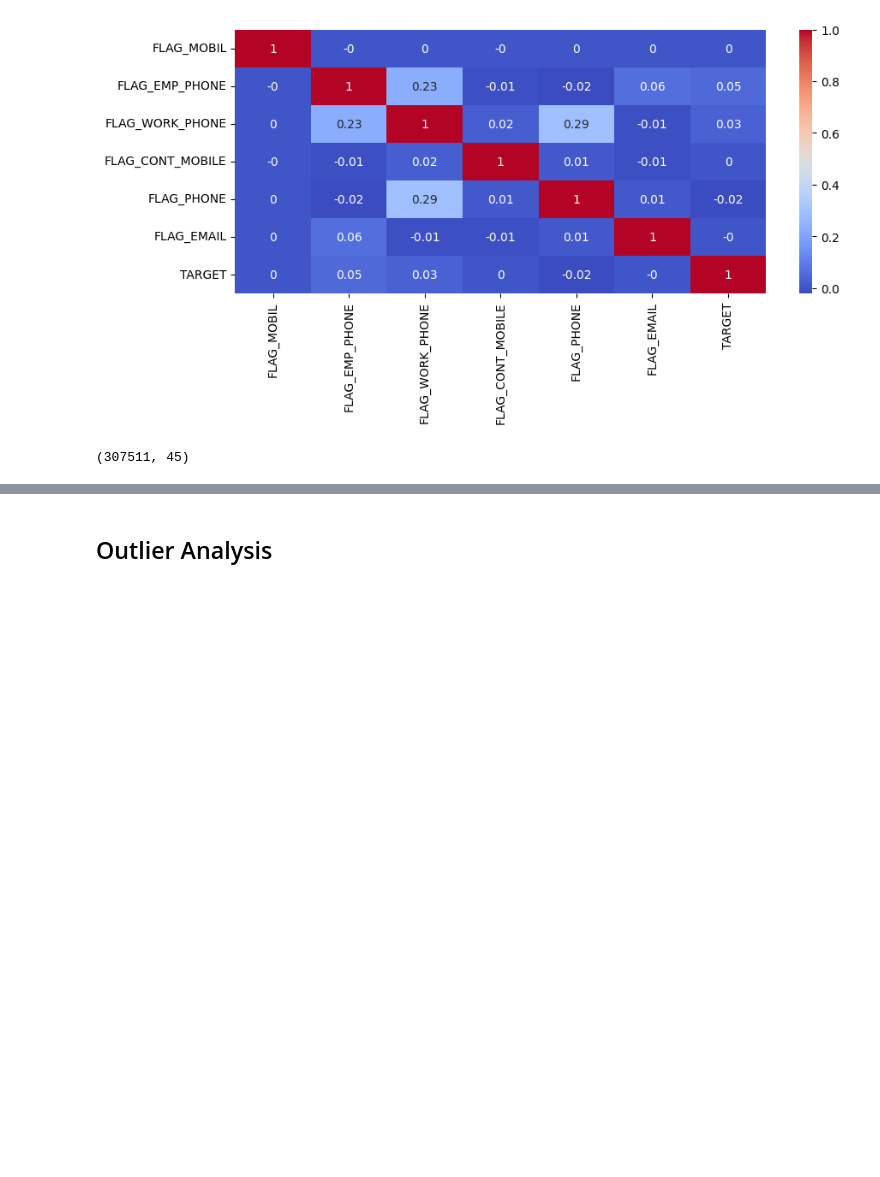
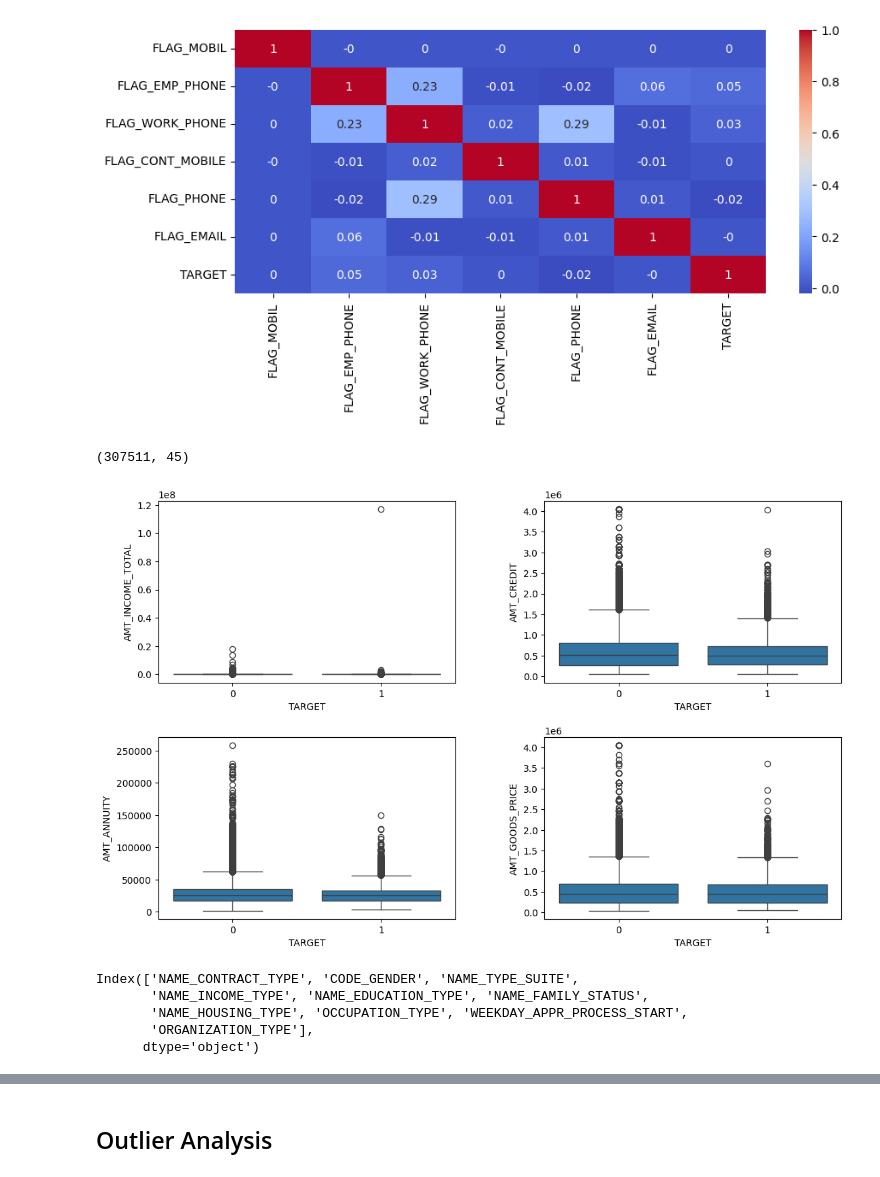
Before and after one commit to yuvi31102000/Loan_default, a Jupyter notebook: Loan_default.ipynb, the cells around one changed output, grey strips where cells are left out. Saved outputs shown, nothing was run; the diff lists cells and outputs as text; code cells hidden in the pictures; blank space fills up the shorter version.

```diff
--- a/Loan_default.ipynb
+++ b/Loan_default.ipynb
@@ -506,3 +506,29 @@ df_app_data.shape
 (307511, 45)
 # %%
 df_app_data.to_csv('/content/drive/MyDrive/df_app_data.csv', index=False)
+# %%
+df_app_data = pd.read_csv('/content/drive/MyDrive/df_app_data.csv')
+# %%
+df_app_data = df_app_data.copy()
+# %%
+# Target variable analysis with key numerical features
+amt_cols = ['AMT_INCOME_TOTAL', 'AMT_CREDIT', 'AMT_ANNUITY', 'AMT_GOODS_PRICE']
+
+fig, axes = plt.subplots(2, 2, figsize=(13, 8))
+
+for i, col in enumerate(amt_cols):
+    sns.boxplot(x='TARGET', y=col, data=df_app_data, ax=axes[i // 2, i % 2])
+plt.subplots_adjust(wspace=0.3, hspace=0.3)
+plt.show()
+# %% [output]
+[figure, added]
+# %%
+# Categorical variables vs Target
+cat_cols = df_app_data.select_dtypes(include=['object']).columns
+cat_cols
+# %% [output]
+Index(['NAME_CONTRACT_TYPE', 'CODE_GENDER', 'NAME_TYPE_SUITE',
+       'NAME_INCOME_TYPE', 'NAME_EDUCATION_TYPE', 'NAME_FAMILY_STATUS',
+       'NAME_HOUSING_TYPE', 'OCCUPATION_TYPE', 'WEEKDAY_APPR_PROCESS_START',
+       'ORGANIZATION_TYPE'],
+      dtype='object')
```
Also changed, not shown: parts of 4 cells of this notebook.
